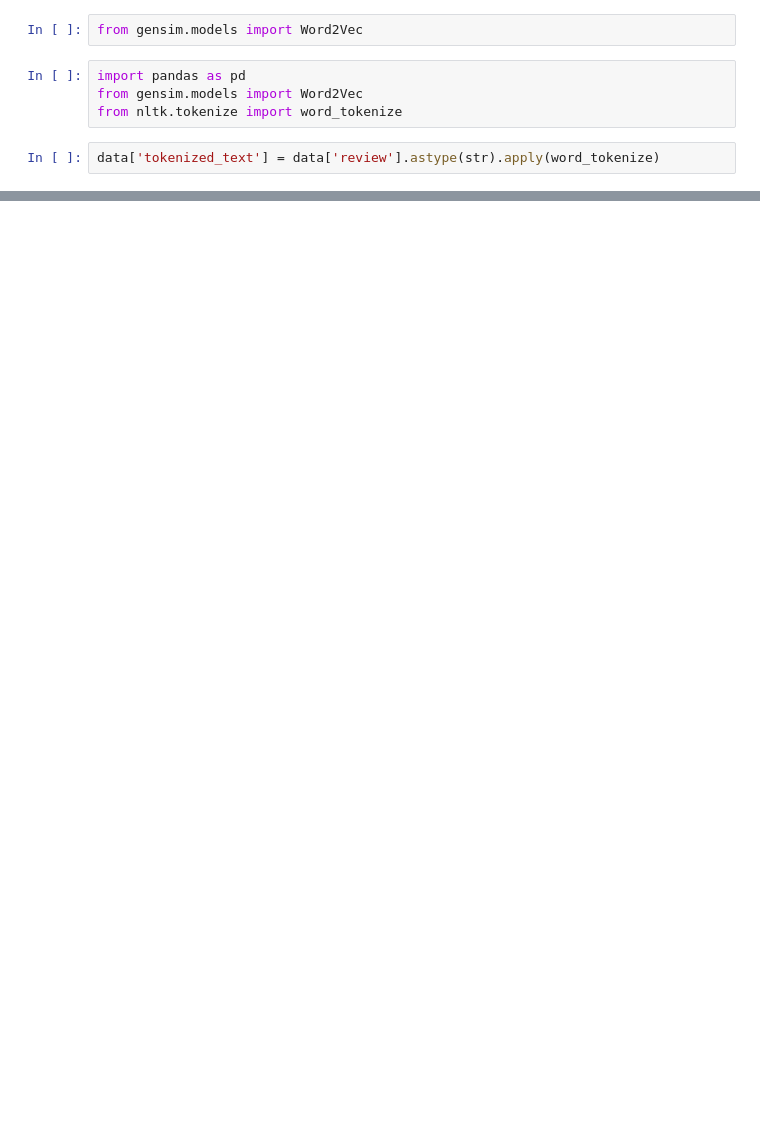
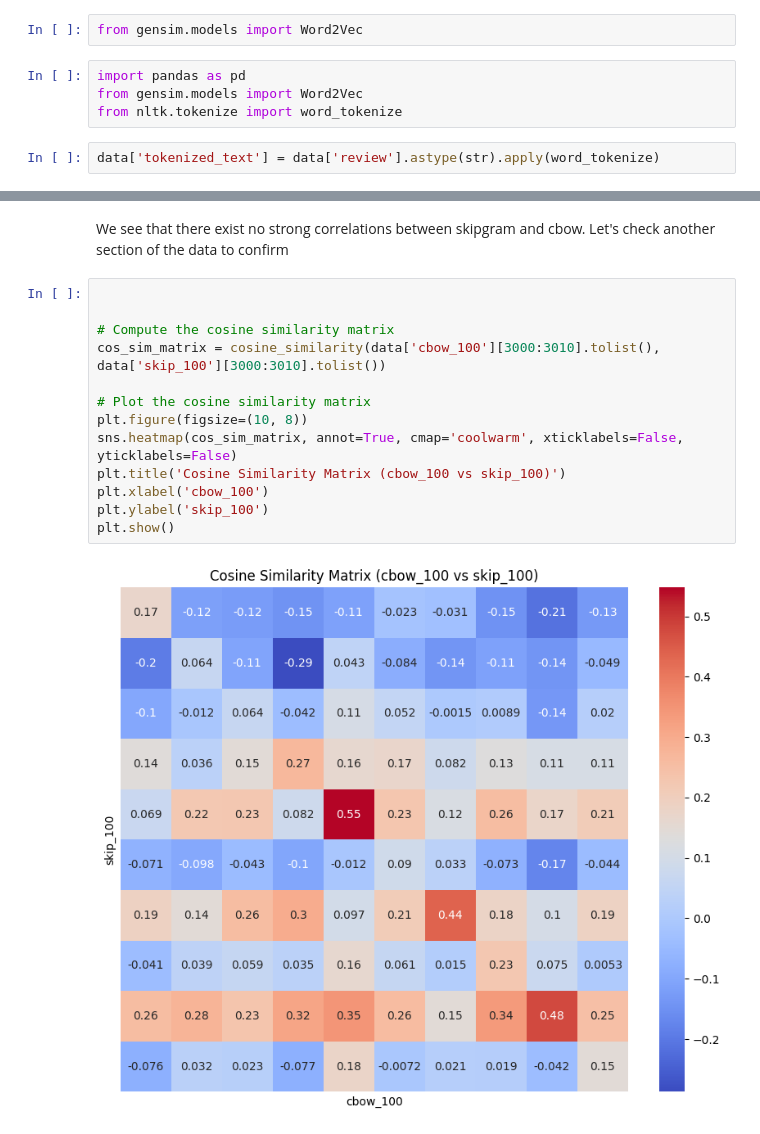
Before and after one commit to snowclipsed/CS6120, a Jupyter notebook: Assignments/A3/A3_implementation_team.ipynb, the cells around one changed output, grey strips where cells are left out. Drawn from its saved outputs; the diff is of its cells as text; blank space fills up the shorter version.

```diff
--- a/Assignments/A3/A3_implementation_team.ipynb
+++ b/Assignments/A3/A3_implementation_team.ipynb
@@ -65,0 +167,17 @@ len(data.text_vec[0])
+# %% [markdown]
+We see that there exist no strong correlations between skipgram and cbow. Let's check another section of the data to confirm
+# %%
+
+
+# Compute the cosine similarity matrix
+cos_sim_matrix = cosine_similarity(data['cbow_100'][3000:3010].tolist(), data['skip_100'][3000:3010].tolist())
+
+# Plot the cosine similarity matrix
+plt.figure(figsize=(10, 8))
+sns.heatmap(cos_sim_matrix, annot=True, cmap='coolwarm', xticklabels=False, yticklabels=False)
+plt.title('Cosine Similarity Matrix (cbow_100 vs skip_100)')
+plt.xlabel('cbow_100')
+plt.ylabel('skip_100')
+plt.show()
+# %% [output]
+[figure, added]
```
Also changed, not shown: parts of 30 cells of this notebook.
